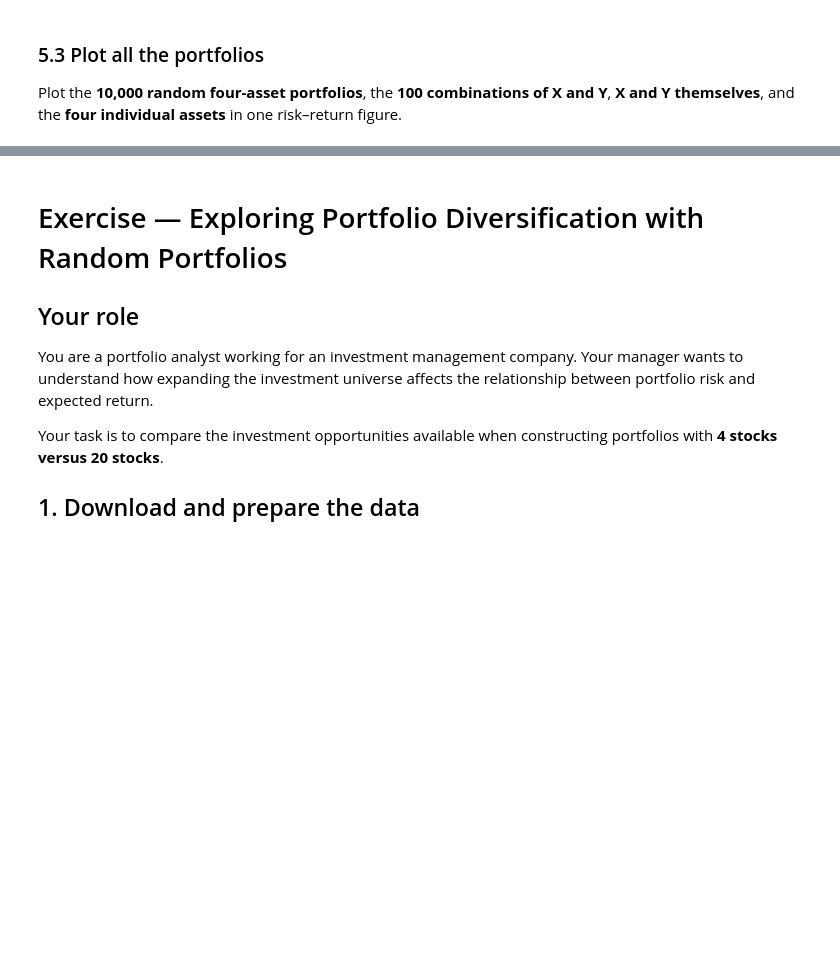
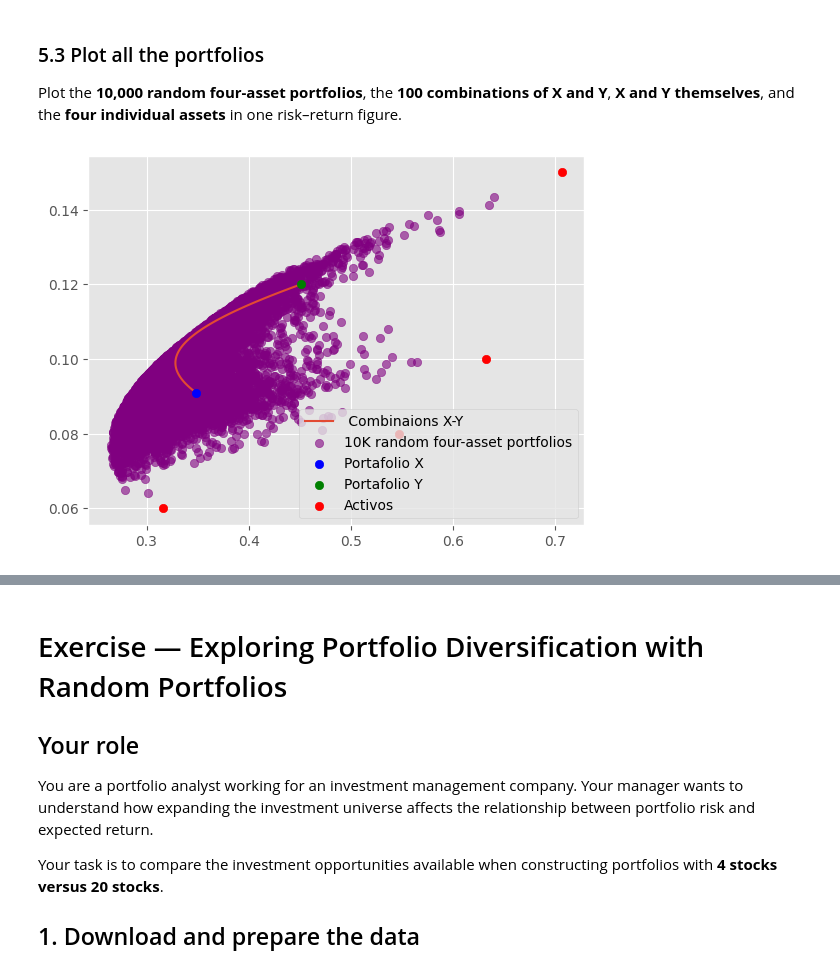
Before and after one commit to bynak06-cell/Finance-and-Technology, a Jupyter notebook: Tema_2_Carteras_Intro/src/four-asset-portfolios-English.ipynb, the cells around one changed output, grey strips where cells are left out. Drawn from its saved outputs; the diff is of its cells as text; code cells hidden in the pictures; blank space fills up the shorter version.

```diff
--- a/Tema_2_Carteras_Intro/src/four-asset-portfolios-English.ipynb
+++ b/Tema_2_Carteras_Intro/src/four-asset-portfolios-English.ipynb
@@ -192,15 +202,35 @@ Generate **10,000 long-only portfolios** with random nonnegative weights that ad
 Use a fixed random seed for reproducibility. Store a matrix of shape `(10000, 4)` in `weights`, with each row summing to one.
 # %%
 # Exercise 5.1 — Your code here
+np.random.seed(131)
+random_values = np.random.rand(10000,4)
+
+weights = random_values / random_values.sum(axis = 1 , keepdims= True)
 # %% [markdown]
 ### 5.2 Compute portfolio expected returns and standard deviations
 
 Calculate the expected returns and risks of the 10,000 portfolios. You can compute all variances efficiently with NumPy without constructing a 10,000 × 10,000 matrix.
 # %%
 # Exercise 5.2 — Your code here
+
+returns = weights @ mean_returns
+
+temp_matrix = weights @ covariance_matrix
+variance = (temp_matrix * weights).sum(axis = 1 )
+sigmas = np.sqrt(variance)
 # %% [markdown]
 ### 5.3 Plot all the portfolios
 
 Plot the **10,000 random four-asset portfolios**, the **100 combinations of X and Y**, **X and Y themselves**, and the **four individual assets** in one risk–return figure.
 # %%
 # Exercise 5.3 — Your code here
+
+plt.plot(stds,means, label = " Combinaions X-Y")
+plt.scatter(sigmas,returns,color = "purple",alpha = 0.6, label = "10K random four-asset portfolios")
+plt.scatter(sigma_x , mu_x,color='blue', zorder=5, label='Portafolio X')
+plt.scatter(sigma_y, mu_y, color='green', zorder=5, label='Portafolio Y')
+plt.scatter(stds_assets,mean_returns, color =  "red", label = "Activos")
+plt.legend()
+plt.show()
+# %% [output]
+[figure, added]
```
Also changed, not shown: parts of 33 cells of this notebook.
